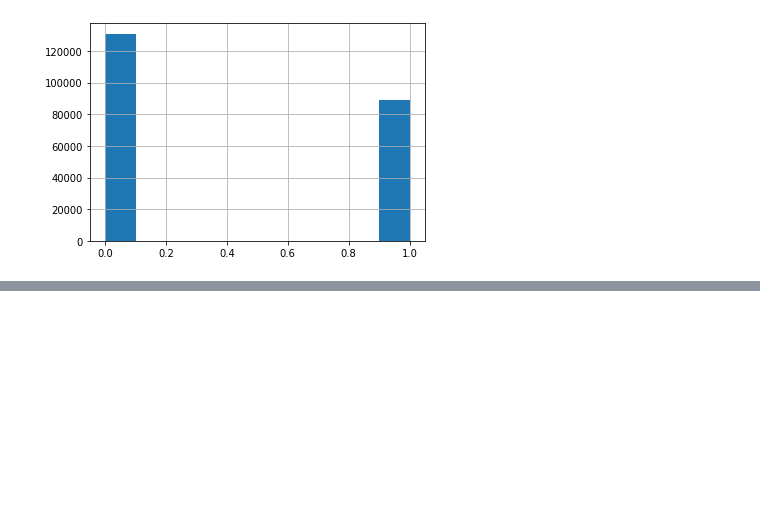
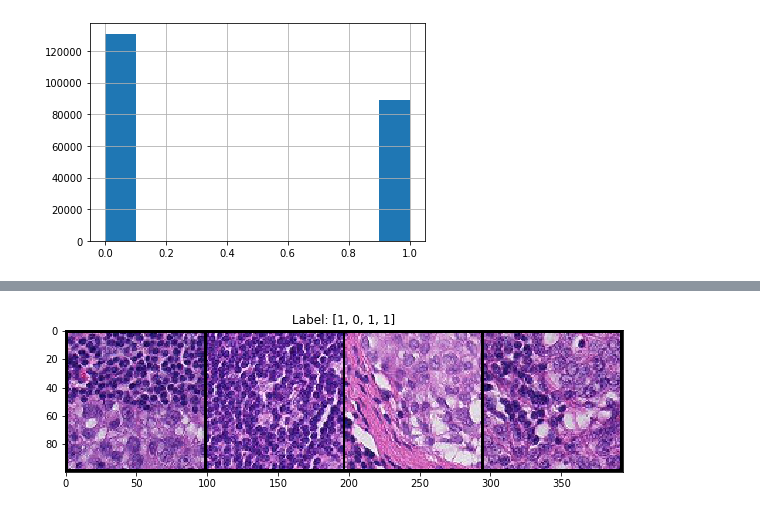
Before and after one commit to mralamdari/Binary-Classification-Pytorch, a Jupyter notebook: Binary_Classification_Pytorch.ipynb, the cells around one changed output, grey strips where cells are left out. Saved outputs shown, nothing was run; the diff lists cells and outputs as text; code cells hidden in the pictures; blank space fills up the shorter version.

```diff
--- a/Binary_Classification_Pytorch.ipynb
+++ b/Binary_Classification_Pytorch.ipynb
@@ -44,0 +92,30 @@ Name: label, dtype: float64
+# %%
+data_transformer = torchvision.transforms.Compose([torchvision.transforms.ToTensor()])
+train_dataset = HistoCancerDataset('/content', data_transformer, 'train')
+# %%
+len_train = int(0.8 * len(train_dataset))
+len_val = len(train_dataset) - len_train
+train_ds, val_ds = torch.utils.data.random_split(train_dataset, [len_train, len_val])
+# %%
+def show(img, y, color=True):
+  npimg = img.numpy()
+  npimg_tr = npimg.transpose((1, 2, 0))
+  if color:
+    plt.imshow(npimg_tr, interpolation='nearest')
+  else:
+    plt.imshow(npimg_tr[:, : 0], interpolation='nearest', cmao='gray')
+  plt.title(f'Label: {y}')
+
+def show_random(ds, grid_size=4, color=True):
+  rnd_inds = np.random.randint(0, len(ds), grid_size)
+
+  x_grid_train = [ds[i][0] for i in rnd_inds]
+  y_grid_train = [ds[i][1] for i in rnd_inds]
+
+  x_grid_train = torchvision.utils.make_grid(x_grid_train, nrow=grid_size, padding=2)
+  plt.rcParams['figure.figsize'] = (10.0, 5)
+  show(x_grid_train, y_grid_train, color)
+# %%
+show_random(train_ds)
+# %% [output]
+[figure, added]
```
Also changed, not shown: parts of 4 cells of this notebook.
